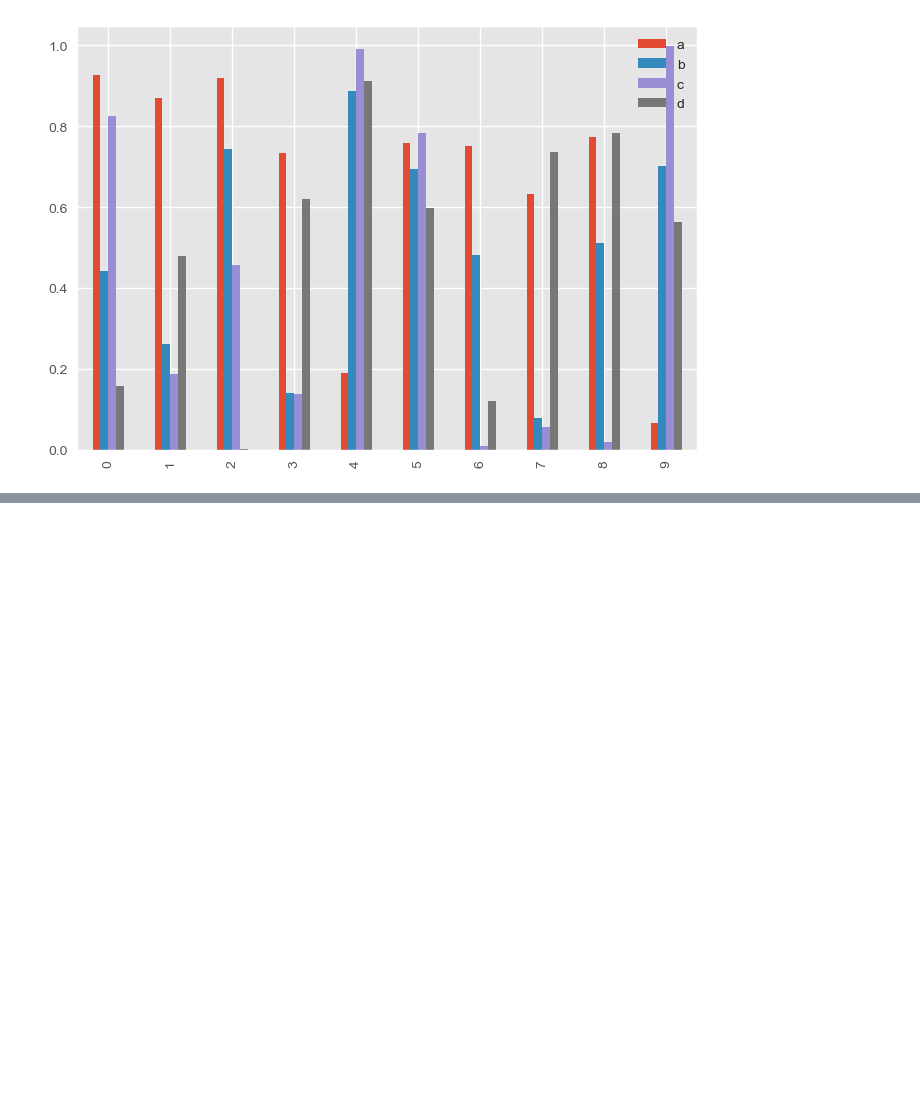
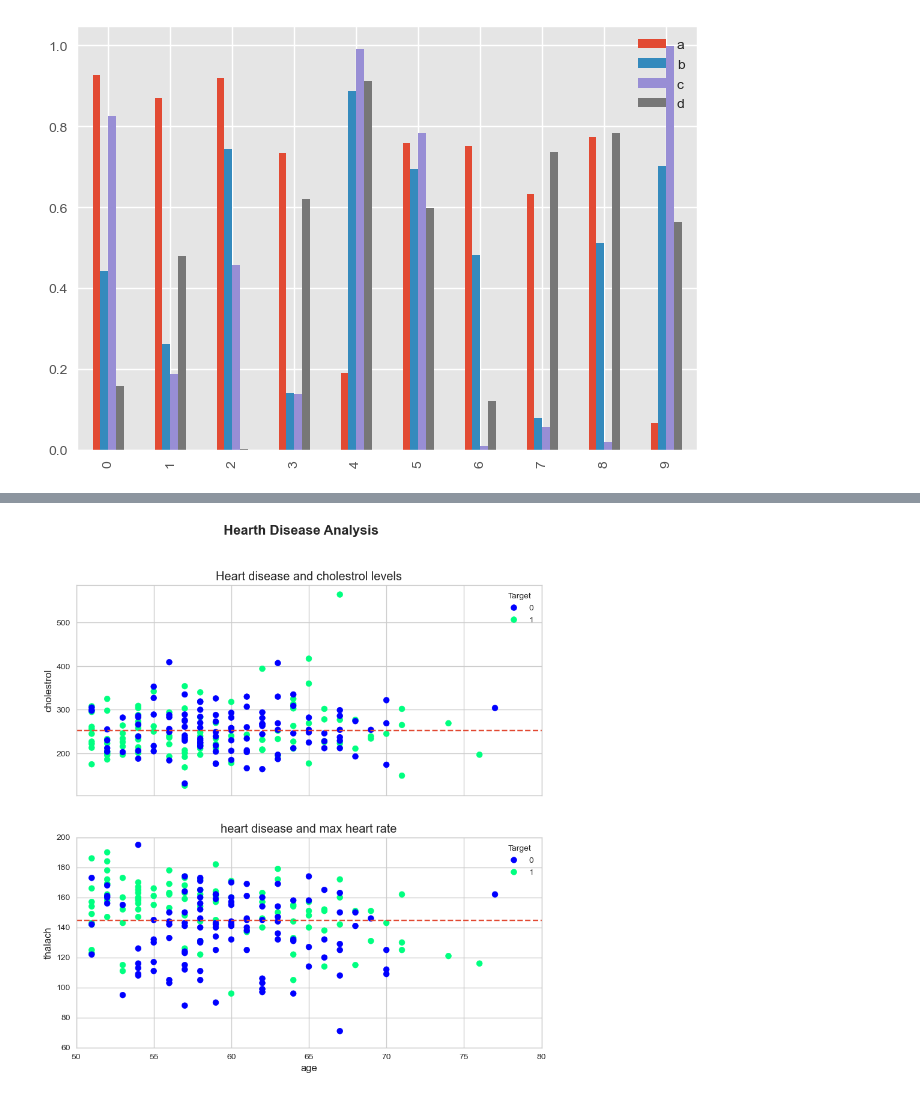
Before and after one commit to abdul2111/practice-data-visualization, a Jupyter notebook: data_visualization.ipynb, the cells around one changed output, grey strips where cells are left out. Drawn from its saved outputs; the diff is of its cells as text; code cells hidden in the pictures; blank space fills up the shorter version.

```diff
--- a/data_visualization.ipynb
+++ b/data_visualization.ipynb
@@ -583,0 +663,4 @@ matplotlib.axes._axes.Axes
+# %%
+fig
+# %% [output]
+[figure, added]
```
Also changed, not shown: parts of 4 cells of this notebook.
